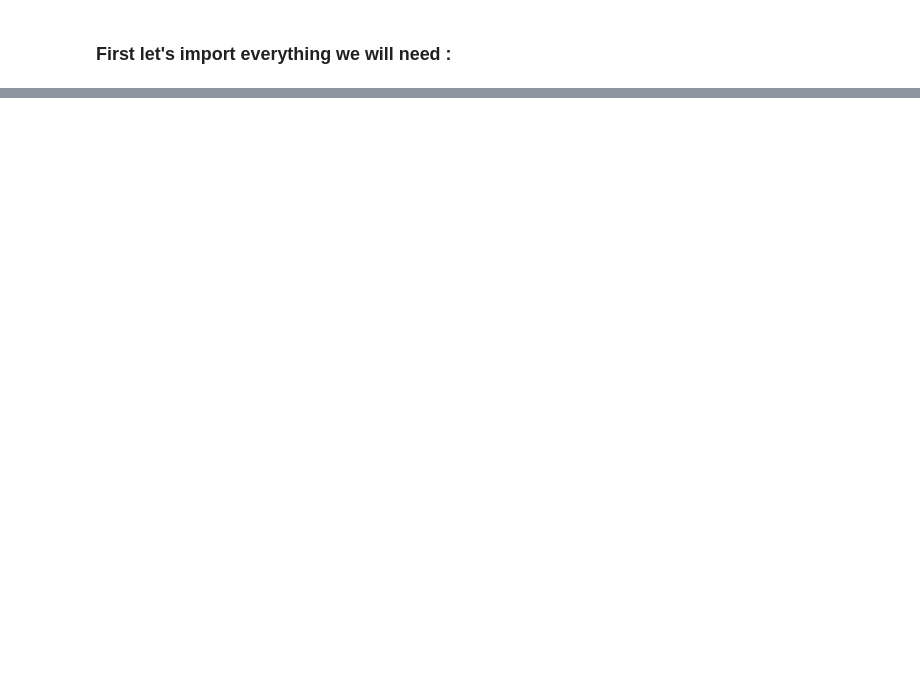
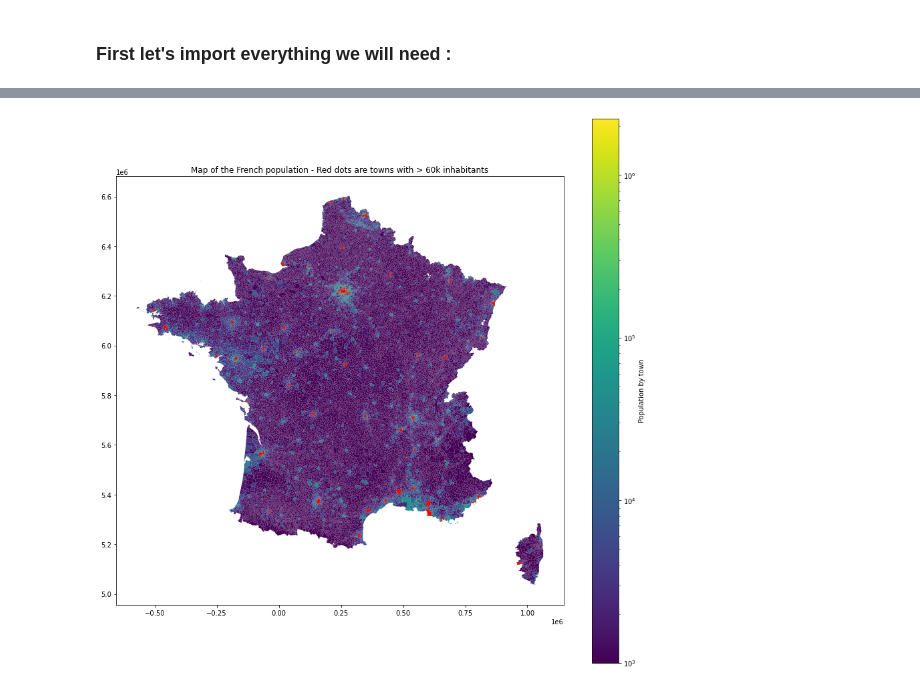
Before and after one commit to cyrilbecot/StGobain_CaseStudy, a Jupyter notebook: MainNotebook.ipynb, the cells around one changed output, grey strips where cells are left out. Cells and saved outputs as stored; diff of their text form; code cells hidden in the pictures; blank space fills up the shorter version.

```diff
--- a/MainNotebook.ipynb
+++ b/MainNotebook.ipynb
@@ -43,3 +89,5 @@ recensement=DataReader(
     insee_code=('CODGEO',),
     skiprows=5 # Row nb. 6 will be the columns names
 ).content()
+# %%
+recensement=recensement.assign(MeanAge=mean_age)
@@ -61,0 +122,8 @@ helper_df=DataReader(
+# %%
+geo_data=DataReader(
+    path=locations("geodata"),
+    drop_domtom=True,
+    insee_code=('insee',)
+).content()
+geo_data = geo_data.to_crs('EPSG:3395') #Mercator projection
+geo_data
@@ -61,0 +169,10 @@ helper_df=DataReader(
+# %%
+referendum = DataReader(
+    path=locations("referendum"),
+    insee_code=('Code du département','Code de la commune'),
+    drop_domtom=True
+).content()
+
+referendum["Abstention Totale"] = referendum["Abstentions"]+referendum["Blancs et nuls"]
+for id in ["Abstention Totale","Choix A","Choix B"]:
+    referendum[f"Fraction {id}"] = 100*referendum[id]/referendum["Inscrits"]
@@ -61,0 +186,13 @@ helper_df=DataReader(
+# %%
+g_ref_rec = pd.concat([geo_data,referendum,recensement],axis=1)
+big_cities=g_ref_rec[g_ref_rec['P13_POP']>60000].geometry
+# %%
+ax = g_ref_rec.plot(column='P13_POP',figsize=(15,15),edgecolor='none',legend=True,
+                     norm=matplotlib.colors.LogNorm(vmin=1000, vmax=g_ref_rec.P13_POP.max()),
+                     legend_kwds={'label': "Population by town"}
+             )
+big_cities.plot(color='red',ax=ax,markersize=5,marker='o')
+plt.title("Map of the French population - Red dots are towns with > 60k inhabitants")
+plt.show()
+# %% [output]
+[figure, added]
```
Also changed, not shown: parts of 29 cells of this notebook, 1 other file.
